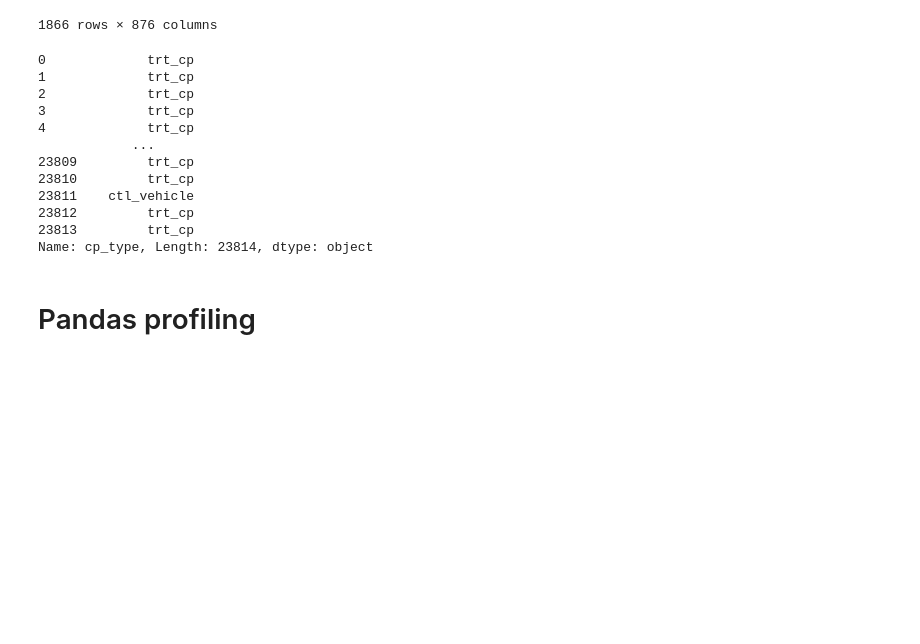
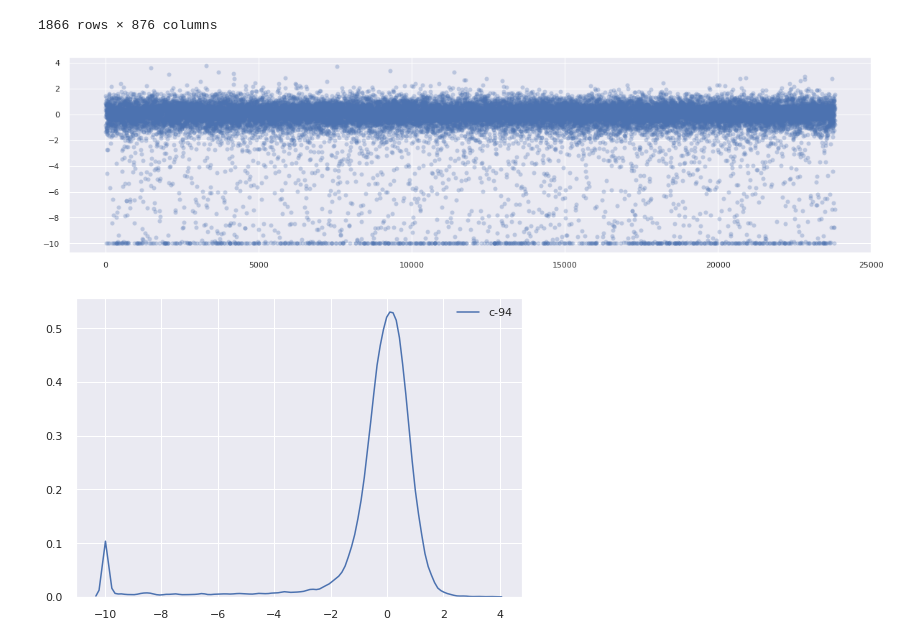
Before and after one commit to fkubota/kaggle-Mechanisms-of-Action-MoA-Prediction, a Jupyter notebook: nb/001_eda.ipynb, the cells around one changed output. Saved outputs shown, nothing was run; the diff lists cells and outputs as text; code cells hidden in the pictures; blank space fills up the shorter version.

```diff
--- a/nb/001_eda.ipynb
+++ b/nb/001_eda.ipynb
@@ -107,20 +107,13 @@ train_features[idxs]
 | 23793 | id_ffd26f361 | ctl_vehicle | 48 | D2 | 0.6008 | 0.2781 | -0.3319 | -0.8782 | 0.9281 | 0.7535 | 0.5971 | ... |
 | 23811 | id_fffc1c3f4 | ctl_vehicle | 48 | D2 | 0.3942 | 0.3756 | 0.3109 | -0.7389 | 0.5505 | -0.0159 | -0.2541 | ... |
 1866 rows × 876 columns
-# %%
-train_features['cp_type'] ==
-# %% [output]
-0             trt_cp
-1             trt_cp
-2             trt_cp
-3             trt_cp
-4             trt_cp
-            ...
-23809         trt_cp
-23810         trt_cp
-23811    ctl_vehicle
-23812         trt_cp
-23813         trt_cp
-Name: cp_type, Length: 23814, dtype: object
-# %% [markdown]
-# Pandas profiling
+# %%
+n = 94
+plt.figure(figsize=(20, 5))
+plt.plot(train_features[f'c-{n}'], 'o', alpha=0.3)
+plt.show()
+sns.kdeplot(train_features[f'c-{n}'])
+plt.show()
+# %% [output]
+[figure, added]
+[figure, added]
```
Also changed, not shown: 3 other files.
